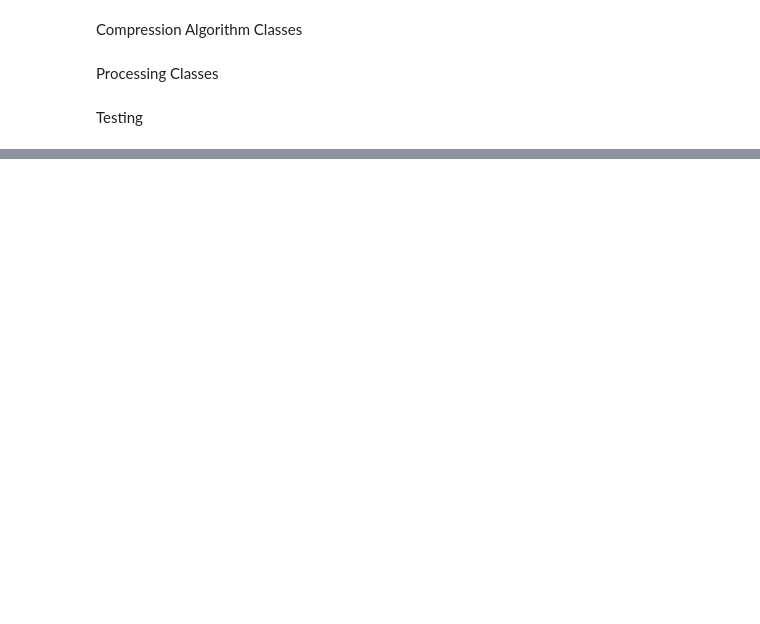
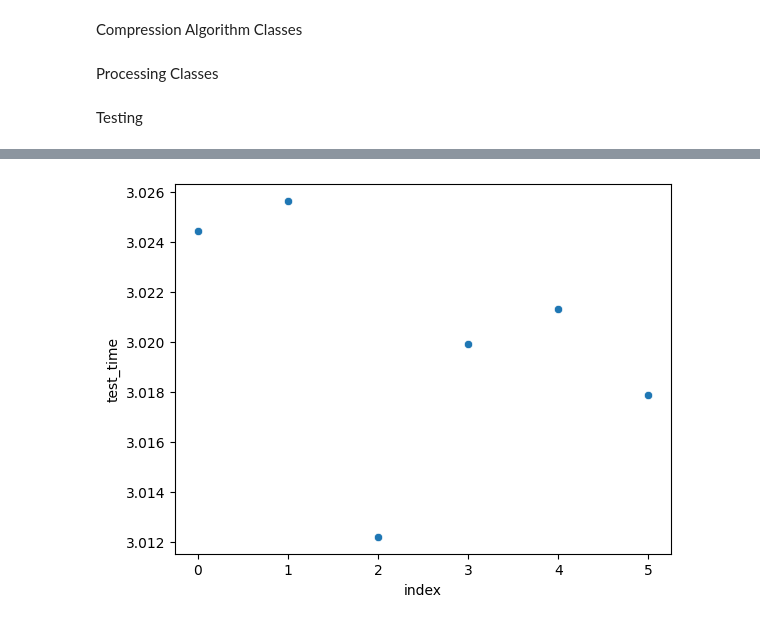
Before and after one commit to BuryatyaTut/STIL_internship, a Jupyter notebook: notebooks/Platform realization.ipynb, the cells around one changed output, grey strips where cells are left out. Saved outputs shown, nothing was run; the diff lists cells and outputs as text; code cells hidden in the pictures; blank space fills up the shorter version.

```diff
--- a/notebooks/Platform realization.ipynb
+++ b/notebooks/Platform realization.ipynb
@@ -216,0 +262,4 @@ Function test took 3.0247294902801514 seconds to execute.
+# %%
+plot_scatter(benchmarks, "test_time")
+# %% [output]
+[figure, added]
```
Also changed, not shown: parts of 8 cells of this notebook.
